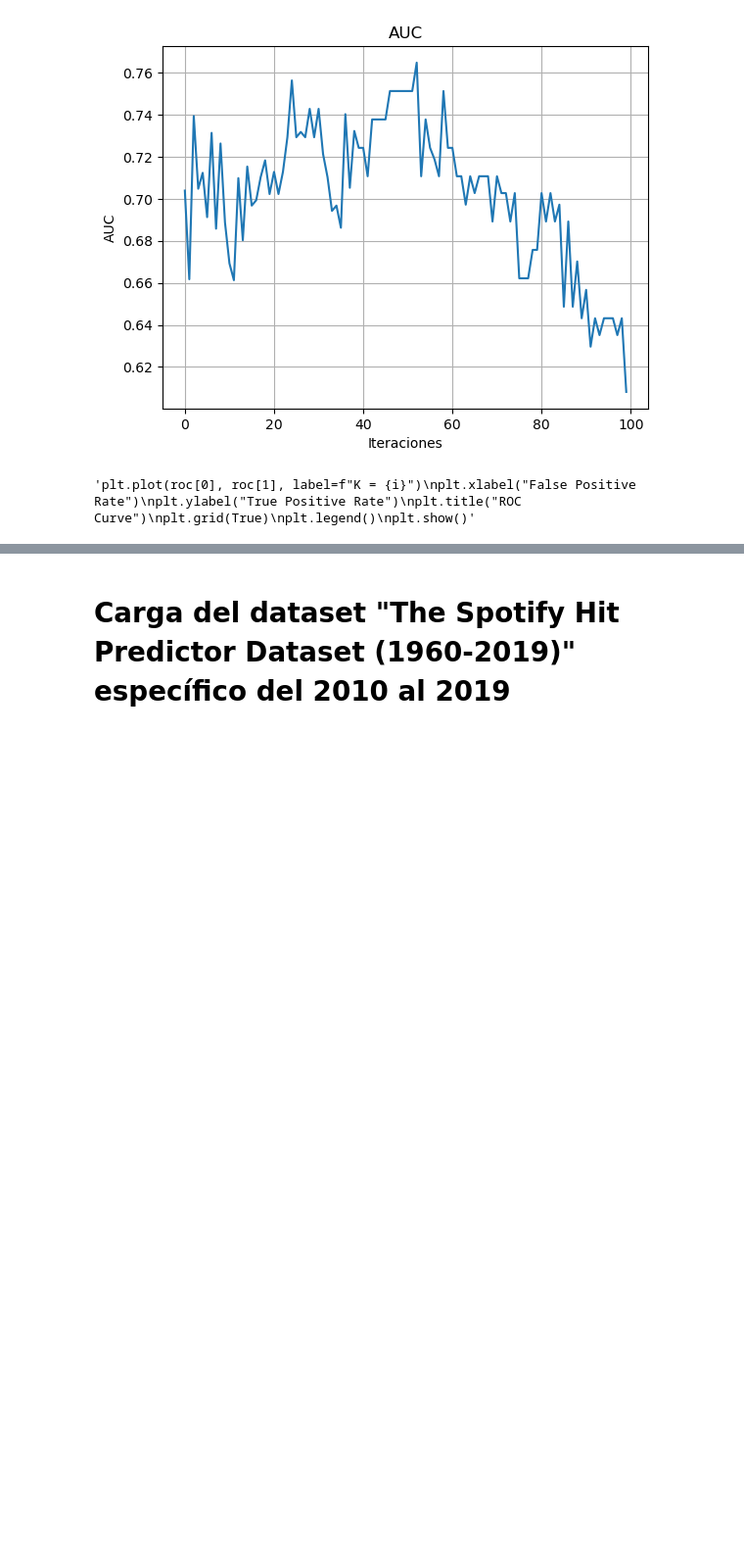
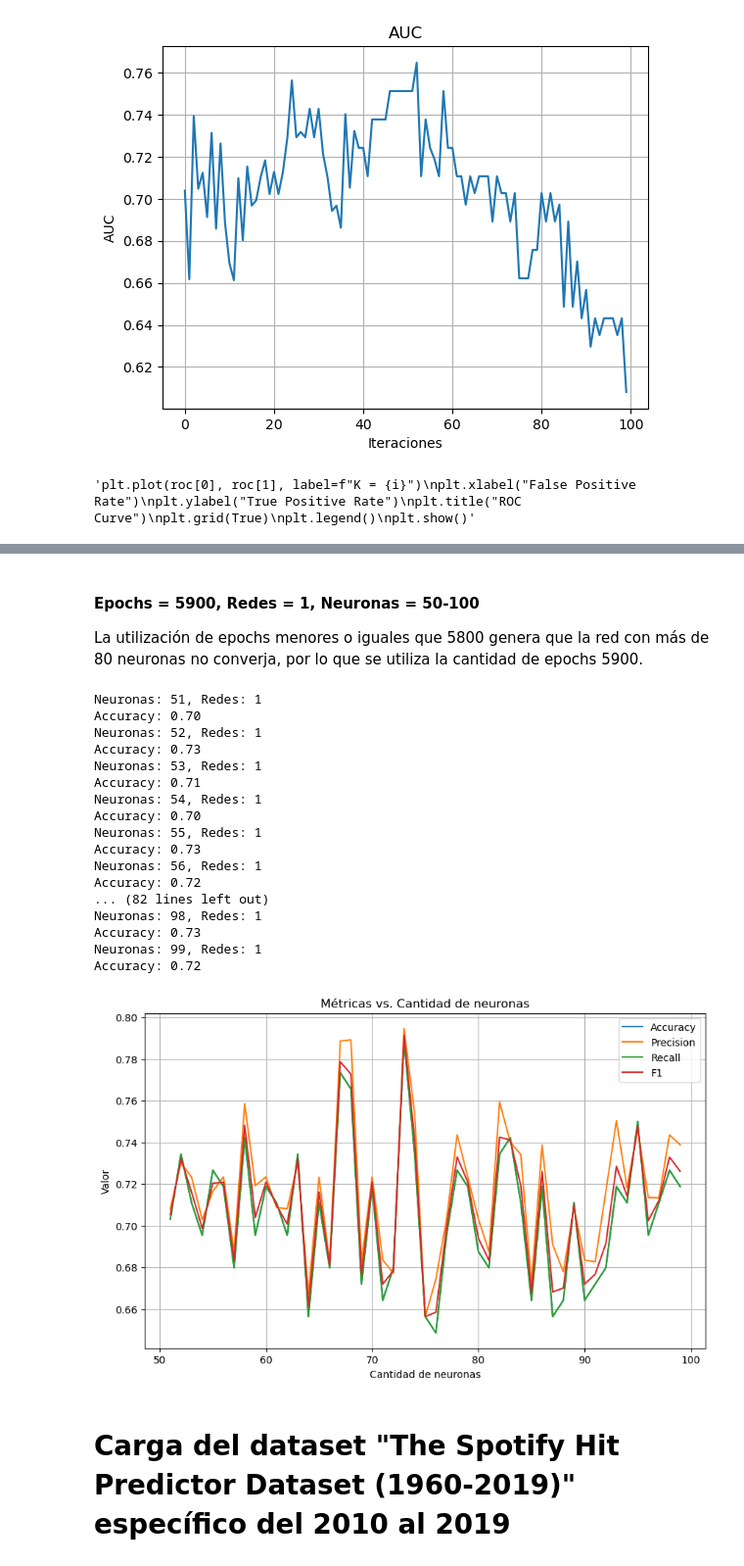
Before and after one commit to RavenInDisguise/ProyectoI_IA, a Jupyter notebook: proyecto_1.ipynb, the cells around one changed output, grey strips where cells are left out. Shown at 98% size. Saved outputs shown, nothing was run; the diff lists cells and outputs as text; code cells hidden in the pictures; blank space fills up the shorter version.

```diff
--- a/proyecto_1.ipynb
+++ b/proyecto_1.ipynb
@@ -899,3 +838,83 @@ for i in range(inicio, fin + 1, 25):
+# %% [markdown]
+#### Epochs = 5900, Redes = 1, Neuronas = 50-100
+La utilización de epochs menores o iguales que 5800 genera que la red con más de 80 neuronas no converja, por lo que se utiliza la cantidad de epochs 5900.
+# %%
+import matplotlib.pyplot as plt
+from sklearn.neural_network import MLPClassifier
+from sklearn.metrics import accuracy_score, classification_report
+
+# Listas para almacenar las métricas
+neuronas = []
+accuracy_scores = []
+precision_scores = []
+recall_scores = []
+f1_scores = []
+
+# Iterar sobre el rango especificado
+for i in range(51,100):
+    model = MLPClassifier(
+        hidden_layer_sizes=(i,),
+        activation='relu',
+        solver='lbfgs',
+        max_iter=5900,
+        random_state=123
+    )
+    model.fit(x_train, y_train)
+    y_pred = model.predict(x_test)
+
+    # Calcular métricas
+    accuracy = accuracy_score(y_test, y_pred)
+    report = classification_report(y_test, y_pred, zero_division=1, output_dict=True)
+    precision = report['weighted avg']['precision']
+    recall = report['weighted avg']['recall']
+    f1 = report['weighted avg']['f1-score']
+
+    # Almacenar las métricas en las listas
+    neuronas.append(i)
+    accuracy_scores.append(accuracy)
+    precision_scores.append(precision)
+    recall_scores.append(recall)
+    f1_scores.append(f1)
+
+    # Imprimir las métricas de cada iteración
+    print(f'Neuronas: {i}, Redes: 1')
+    print(f'Accuracy: {accuracy:.2f}')
+    #print(f'Precision: {precision:.2f}')
+    #print(f'Recall: {recall:.2f}')
+    #print(f'F1: {f1:.2f}')
+    #print()
+
+# Graficar las métricas
+plt.figure(figsize=(10, 6))
+plt.plot(neuronas, accuracy_scores, label='Accuracy')
+plt.plot(neuronas, precision_scores, label='Precision')
+plt.plot(neuronas, recall_scores, label='Recall')
+plt.plot(neuronas, f1_scores, label='F1')
+plt.xlabel('Cantidad de neuronas')
+plt.ylabel('Valor')
+plt.title('Métricas vs. Cantidad de neuronas')
+plt.legend()
+plt.grid(True)
+plt.show()
+# %% [output]
+Neuronas: 51, Redes: 1
+Accuracy: 0.70
+Neuronas: 52, Redes: 1
+Accuracy: 0.73
+Neuronas: 53, Redes: 1
+Accuracy: 0.71
+Neuronas: 54, Redes: 1
+Accuracy: 0.70
+Neuronas: 55, Redes: 1
+Accuracy: 0.73
+Neuronas: 56, Redes: 1
+Accuracy: 0.72
+... (82 lines left out)
+Neuronas: 98, Redes: 1
+Accuracy: 0.73
+Neuronas: 99, Redes: 1
+Accuracy: 0.72
+[figure, added]
 # %% [markdown]
 # Carga del dataset "The Spotify Hit Predictor Dataset (1960-2019)" específico del 2010 al 2019
 # %%
```
Also changed, not shown: parts of 10 cells of this notebook.
